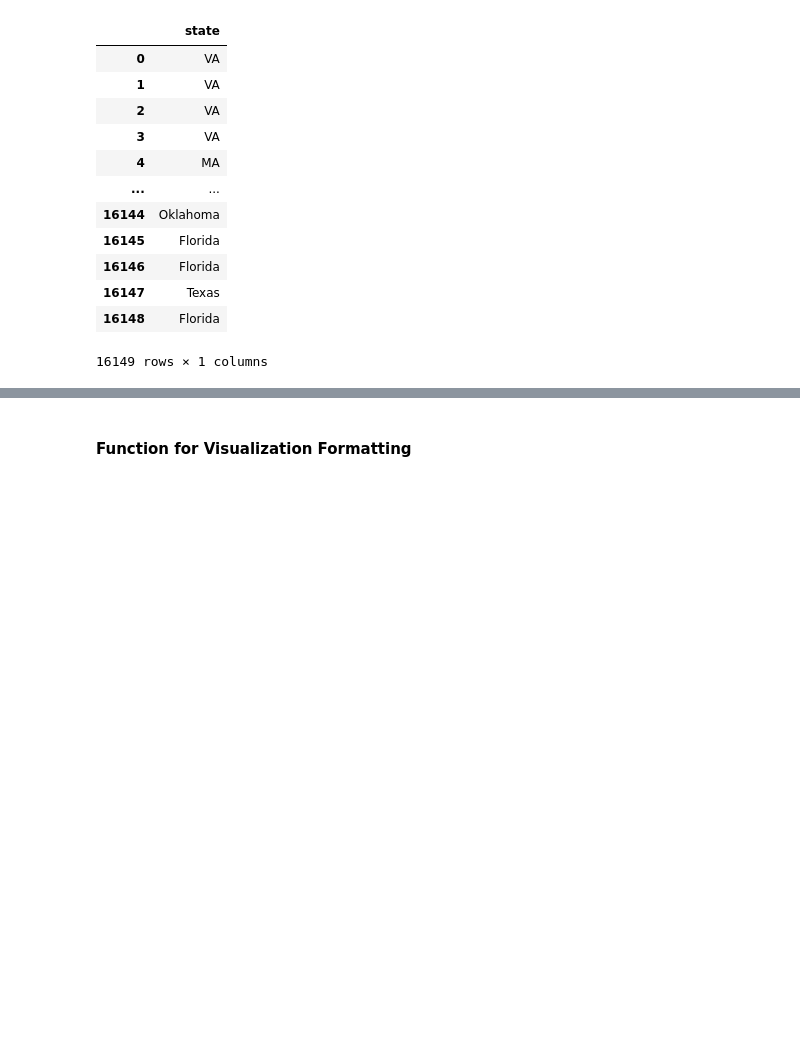
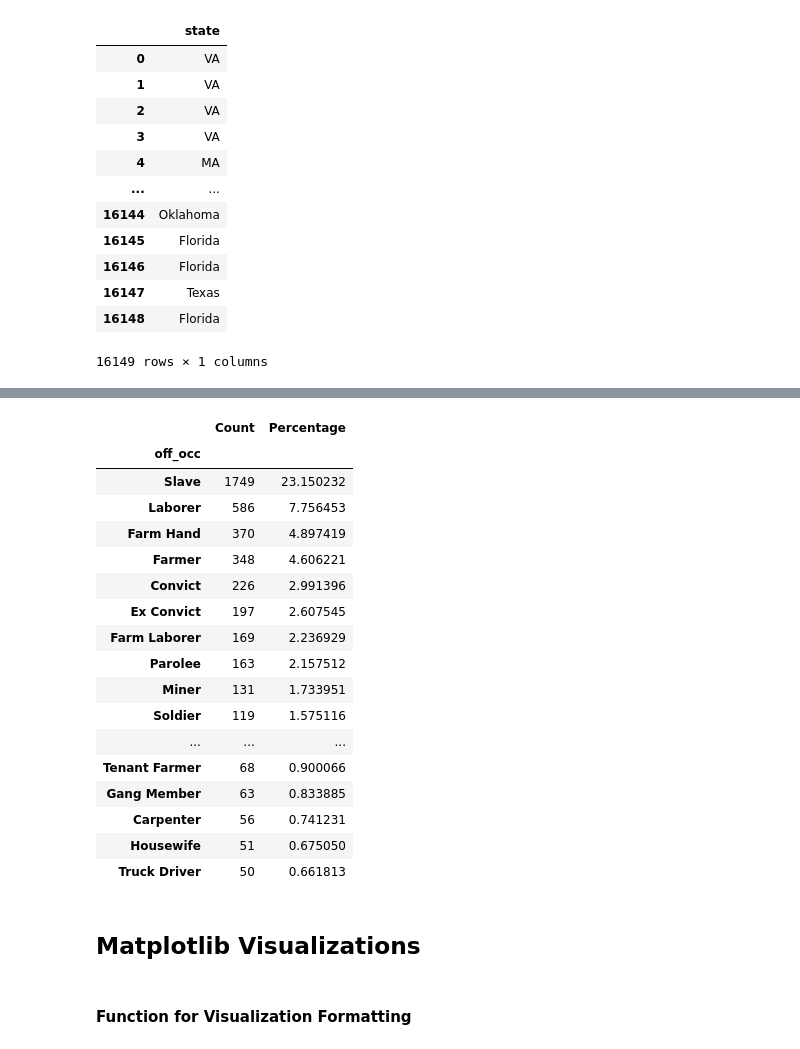
Before and after one commit to max-reevage/us-execution-trends-exploration, a Jupyter notebook: notebooks/combined_execution_data.ipynb, the cells around one changed output, grey strips where cells are left out. Drawn from its saved outputs; the diff is of its cells as text; code cells hidden in the pictures; blank space fills up the shorter version.

```diff
--- a/notebooks/combined_execution_data.ipynb
+++ b/notebooks/combined_execution_data.ipynb
@@ -426,3 +476,27 @@ result1
+# %%
+off_occ_clean = df_h.drop(df_h[df_h['off_occ'] == 'Unknown'].index)
+category_analysis(off_occ_clean, 'off_occ').head(20)
+# %% [output]
+|  | Count | Percentage |
+| off_occ |  |  |
+| Slave | 1749 | 23.150232 |
+| Laborer | 586 | 7.756453 |
+| Farm Hand | 370 | 4.897419 |
+| Farmer | 348 | 4.606221 |
+| Convict | 226 | 2.991396 |
+| Ex Convict | 197 | 2.607545 |
+| Farm Laborer | 169 | 2.236929 |
+| Parolee | 163 | 2.157512 |
+| Miner | 131 | 1.733951 |
+| Soldier | 119 | 1.575116 |
+| ... | ... | ... |
+| Tenant Farmer | 68 | 0.900066 |
+| Gang Member | 63 | 0.833885 |
+| Carpenter | 56 | 0.741231 |
+| Housewife | 51 | 0.675050 |
+| Truck Driver | 50 | 0.661813 |
+# %% [markdown]
+## Matplotlib Visualizations
 # %% [markdown]
 #### Function for Visualization Formatting
 # %%
```
Also changed, not shown: parts of 11 cells of this notebook, 1 other file.
